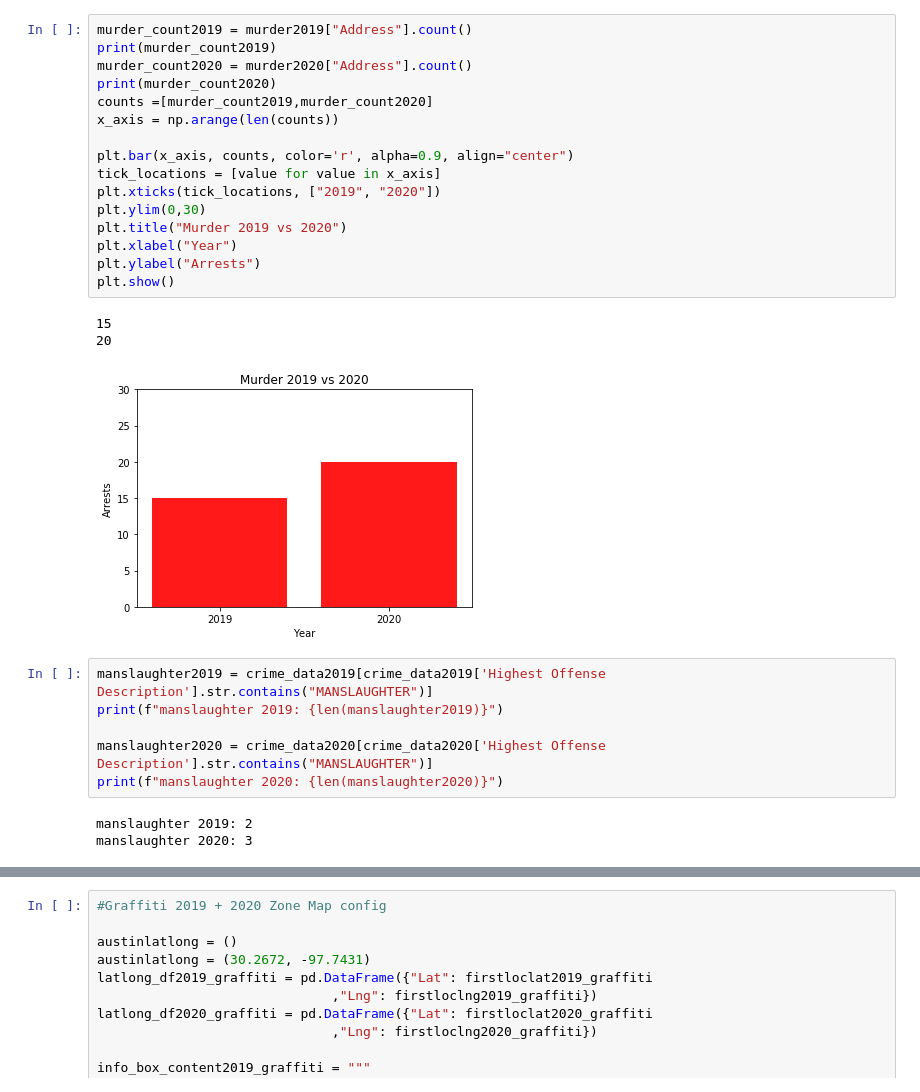
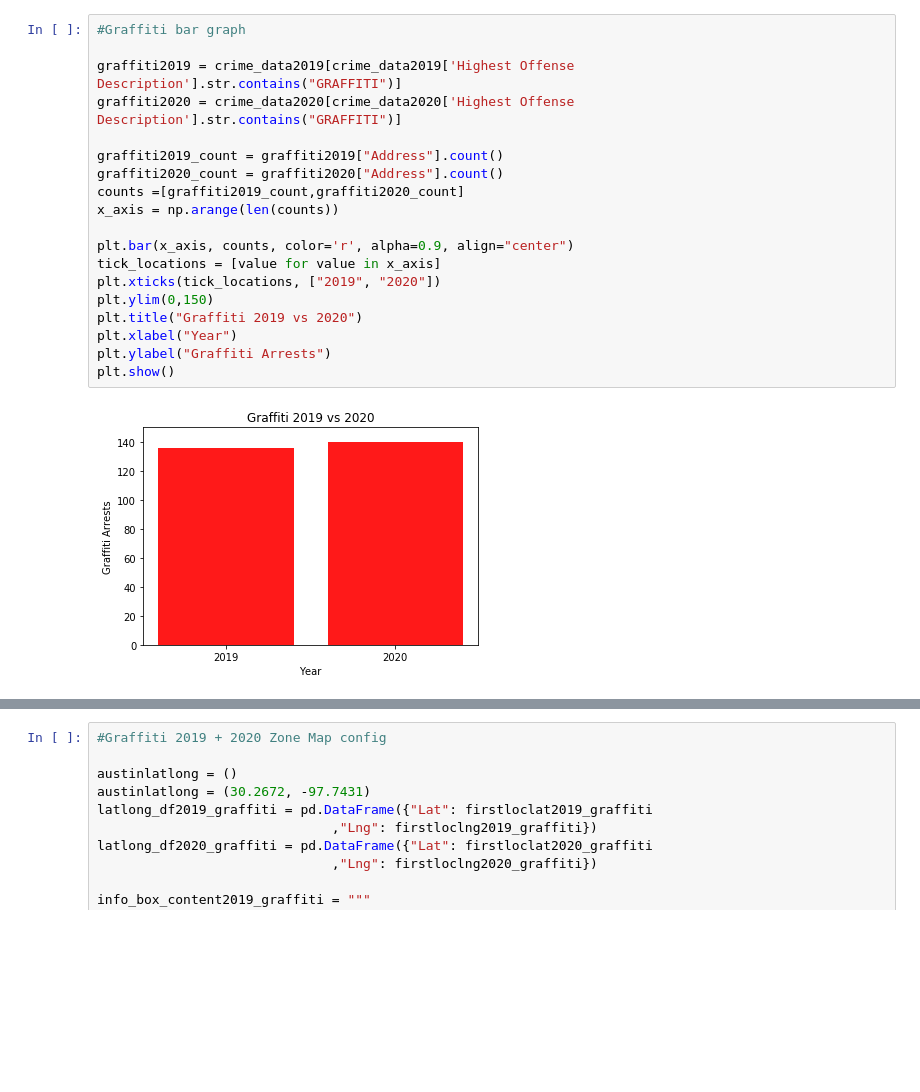
Before and after one commit to ibeth92/Crime_in_the_Time_of_COVID, a Jupyter notebook: rick.project1.ipynb, the cells around one changed output, grey strips where cells are left out. Drawn from its saved outputs; the diff is of its cells as text; blank space fills up the shorter version.

Commit message:
updated code, added line plots and general clean up

```diff
--- a/rick.project1.ipynb
+++ b/rick.project1.ipynb
@@ -111,29 +182,21 @@ murder 2020: 20
 # %%
-murder_count2019 = murder2019["Address"].count()
-print(murder_count2019)
-murder_count2020 = murder2020["Address"].count()
-print(murder_count2020)
-counts =[murder_count2019,murder_count2020]
+#Graffiti bar graph
+
+graffiti2019 = crime_data2019[crime_data2019['Highest Offense Description'].str.contains("GRAFFITI")]
+graffiti2020 = crime_data2020[crime_data2020['Highest Offense Description'].str.contains("GRAFFITI")]
+
+graffiti2019_count = graffiti2019["Address"].count()
+graffiti2020_count = graffiti2020["Address"].count()
+counts =[graffiti2019_count,graffiti2020_count]
 x_axis = np.arange(len(counts))
 
 plt.bar(x_axis, counts, color='r', alpha=0.9, align="center")
 tick_locations = [value for value in x_axis]
 plt.xticks(tick_locations, ["2019", "2020"])
-plt.ylim(0,30)
-plt.title("Murder 2019 vs 2020")
+plt.ylim(0,150)
+plt.title("Graffiti 2019 vs 2020")
 plt.xlabel("Year")
-plt.ylabel("Arrests")
+plt.ylabel("Graffiti Arrests")
 plt.show()
 # %% [output]
-15
-20
-[figure, old version]
+[figure, new version]
-# %%
-manslaughter2019 = crime_data2019[crime_data2019['Highest Offense Description'].str.contains("MANSLAUGHTER")]
-print(f"manslaughter 2019: {len(manslaughter2019)}")
-
-manslaughter2020 = crime_data2020[crime_data2020['Highest Offense Description'].str.contains("MANSLAUGHTER")]
-print(f"manslaughter 2020: {len(manslaughter2020)}")
-# %% [output]
-manslaughter 2019: 2
-manslaughter 2020: 3
```
Also changed, not shown: parts of 23 cells of this notebook, 1 other file.
